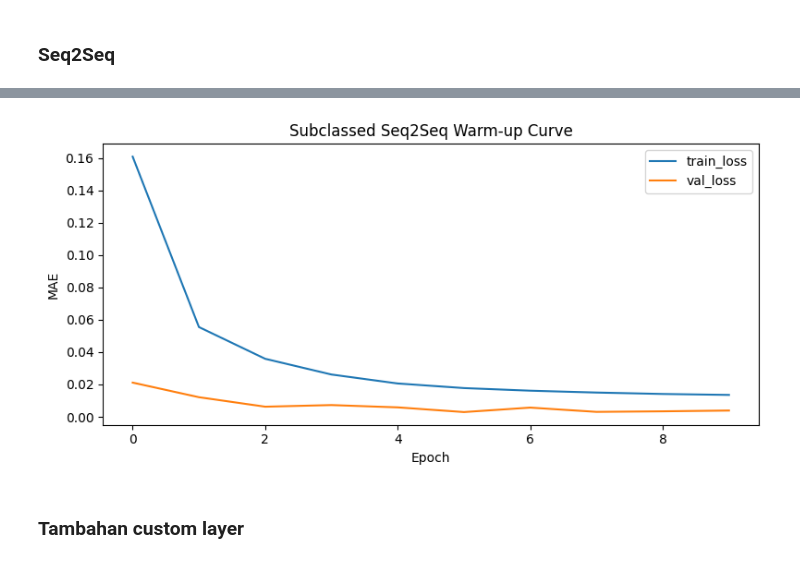
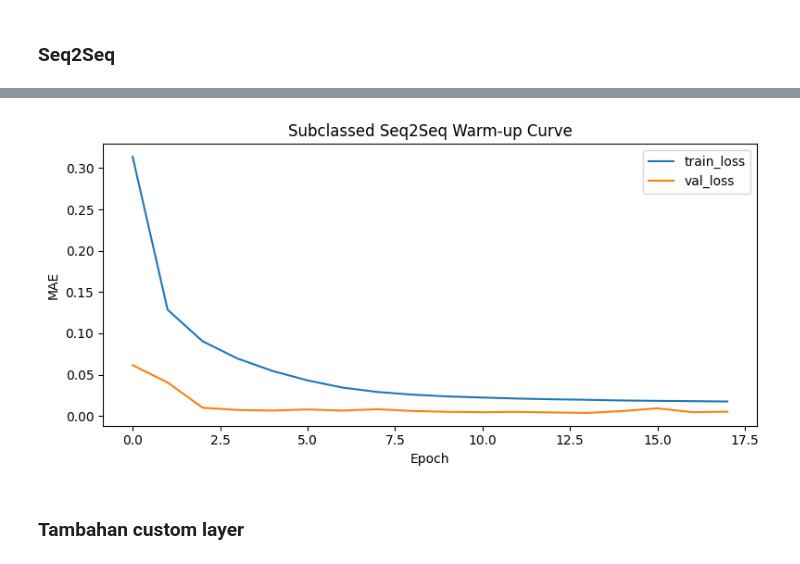
Before and after one commit to AbiyaMakruf/Dicoding-MembangunProyekDeepLearningTingkatMahir, a Jupyter notebook: Abiyamf_Submission_Akhir_DLTM.ipynb, the cells around one changed output, grey strips where cells are left out. Cells and saved outputs as stored; diff of their text form; code cells hidden in the pictures.

```diff
--- a/Abiyamf_Submission_Akhir_DLTM.ipynb
+++ b/Abiyamf_Submission_Akhir_DLTM.ipynb
@@ -249,10 +249,10 @@ train_decoder_inputs = build_decoder_inputs(y_train, train_last_close)
 val_decoder_inputs = build_decoder_inputs(y_val, val_last_close)
 test_decoder_inputs = build_decoder_inputs(y_test, test_last_close)
 # %%
-BATCH_SIZE = 48
-EPOCHS = 8
-CUSTOM_BASELINE_EPOCHS = 6
-CUSTOM_SEQ2SEQ_EPOCHS = 20
+BATCH_SIZE = 144
+EPOCHS = 40
+CUSTOM_BASELINE_EPOCHS = 10
+CUSTOM_SEQ2SEQ_EPOCHS = 50
 
 def make_tf_dataset(X, y, batch_size=BATCH_SIZE, shuffle=False):
     dataset = tf.data.Dataset.from_tensor_slices((X.astype(np.float32), y.astype(np.float32)))
@@ -441,7 +441,7 @@ class CustomMultiHeadAttention(tf.keras.layers.Layer):
 MODEL_UNITS = 64
 NUM_HEADS = 2
 KEY_DIM = 16
-DROPOUT_RATE = 0.15
+DROPOUT_RATE = 0.20
 # %% [markdown]
 ### Baseline LSTM dengan custom dense dan MultiHeadAttention
 # %%
@@ -564,7 +562,7 @@ warmup_callbacks = [
 history_subclassed_seq2seq = subclassed_seq2seq_model.fit(
     train_seq2seq_tuple_ds,
     validation_data=val_seq2seq_tuple_ds,
-    epochs=12,
+    epochs=EPOCHS,
     callbacks=warmup_callbacks,
     verbose=1,
 )
@@ -599,4 +597,4 @@ Epoch 10/12
-[figure, old version]
+[figure, new version]
 # %% [markdown]
 ### Tambahan custom layer
 # %%
```
Also changed, not shown: parts of 12 cells of this notebook, 7 other files.
